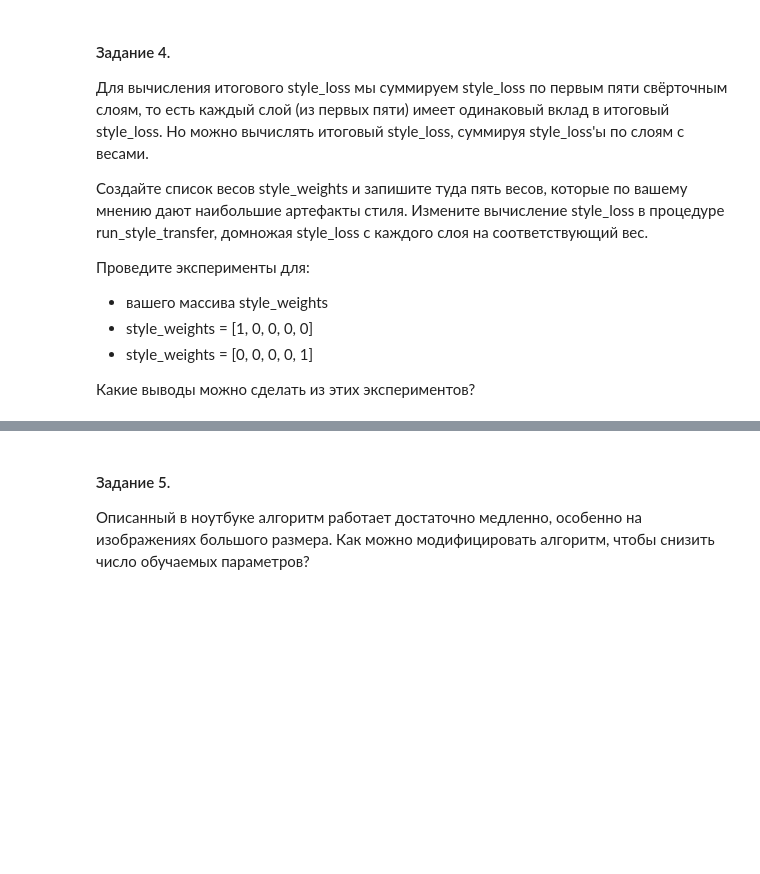
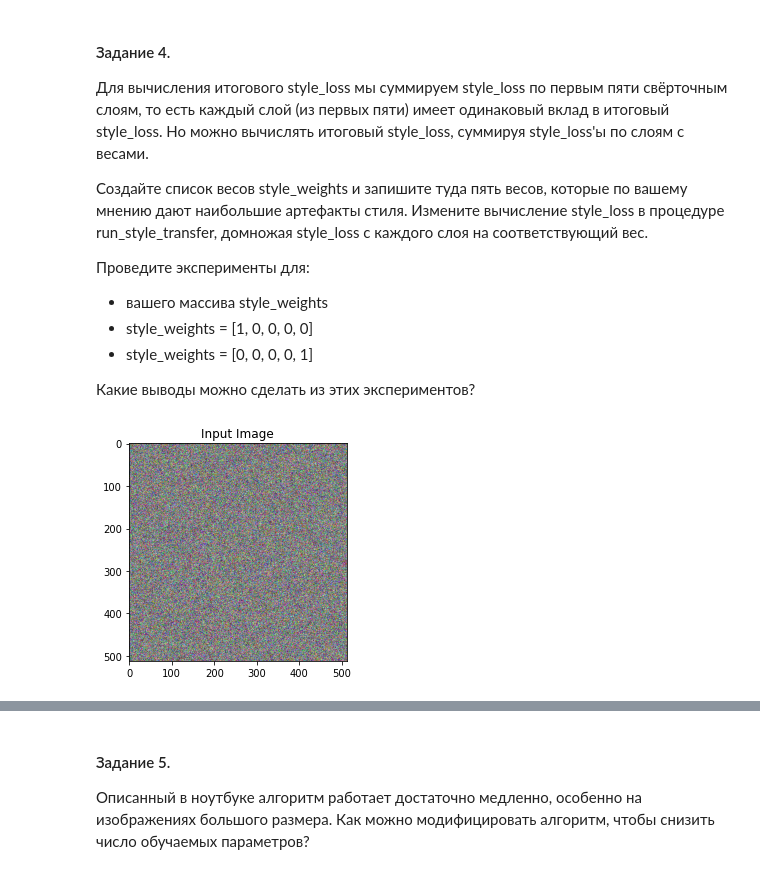
Before and after one commit to BunnyNoBugs/minor2021-iad3-spring, a Jupyter notebook: sem01_style_transfer/sem01_style_tranfer_working.ipynb, the cells around one changed output, grey strips where cells are left out. Drawn from its saved outputs; the diff is of its cells as text; code cells hidden in the pictures; blank space fills up the shorter version.

```diff
--- a/sem01_style_transfer/sem01_style_tranfer_working.ipynb
+++ b/sem01_style_transfer/sem01_style_tranfer_working.ipynb
@@ -554,0 +581,12 @@ Style Loss : 1.156801 Content Loss: 4.255967
+# %%
+input_img = torch.randn_like(content_img)
+style_img = image_loader("vangogh.jpg")
+
+plt.figure()
+imshow(input_img, title='Input Image')
+
+# sphinx_gallery_thumbnail_number = 4
+plt.ioff()
+plt.show()
+# %% [output]
+[figure, added]
```
Also changed, not shown: parts of 6 cells of this notebook.
